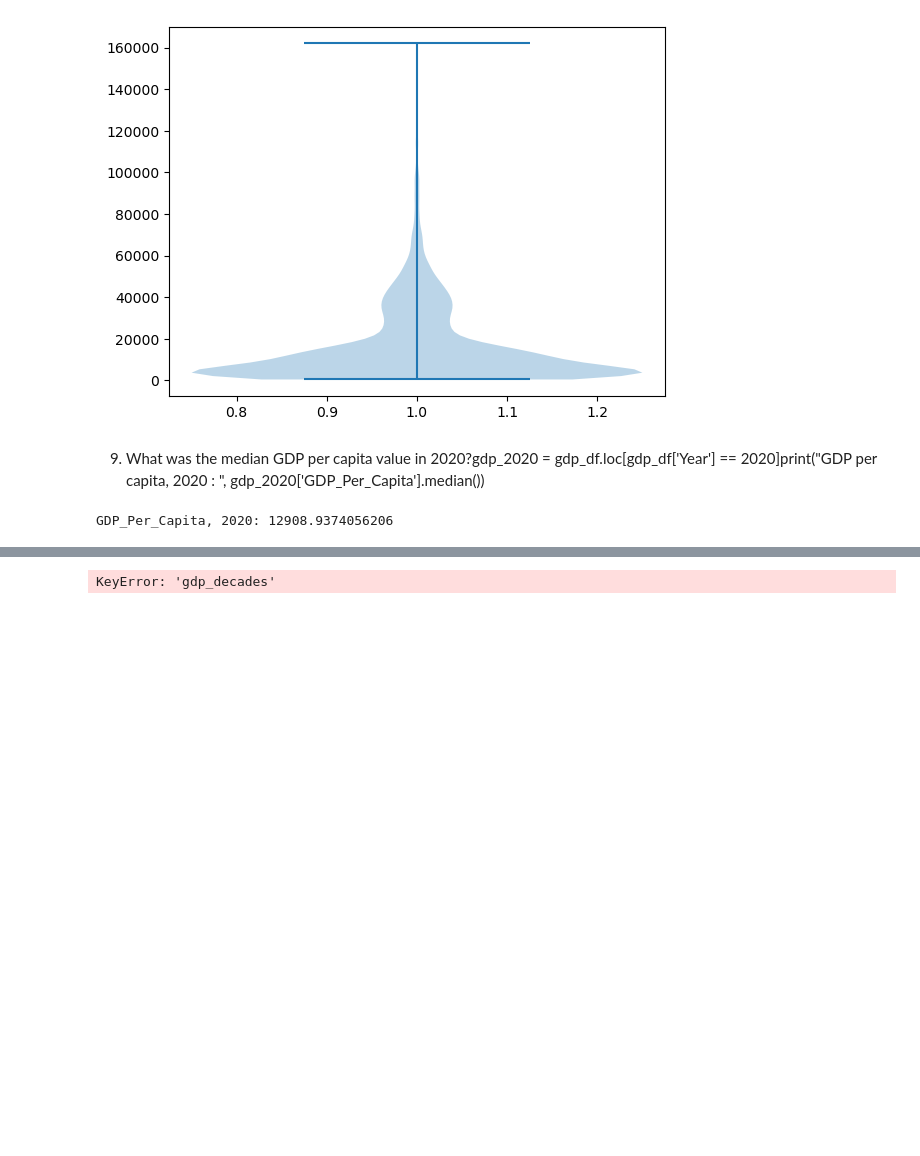
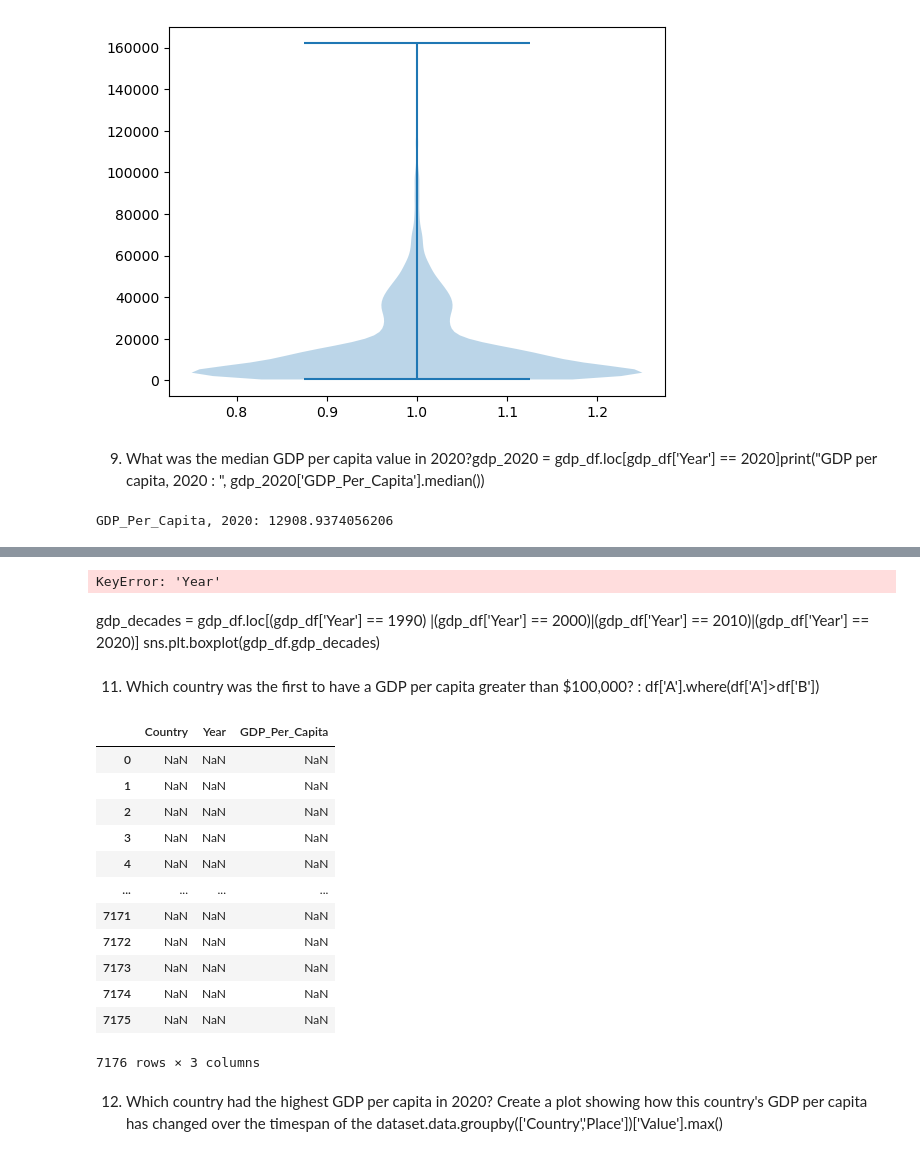
Before and after one commit to NSS-Data-Analytics-Cohort-8/gdp-and-internet-usage-bob10182, a Jupyter notebook: notebooks/un_project.ipynb, the cells around one changed output, grey strips where cells are left out. Saved outputs shown, nothing was run; the diff lists cells and outputs as text; code cells hidden in the pictures; blank space fills up the shorter version.

```diff
--- a/notebooks/un_project.ipynb
+++ b/notebooks/un_project.ipynb
@@ -163,4 +162,28 @@ gdp_decades=gdp_df.loc[(gdp_df['Year'] == 1990) |(gdp_df['Year'] == 2000)|(gdp_d
-# %%
-print(gdp_df['gdp_decades'])
-# %% [output]
-KeyError: 'gdp_decades'
+# %%
+gdp_decades=gdp_df.['Year'].isin([1990,2000,2010,2020])
+sns.boxplot(gdp_df.gdp_decades)
+# %% [output]
+KeyError: 'Year'
+# %% [markdown]
+gdp_decades = gdp_df.loc[(gdp_df['Year'] == 1990) |(gdp_df['Year'] == 2000)|(gdp_df['Year'] == 2010)|(gdp_df['Year'] == 2020)]
+sns.plt.boxplot(gdp_df.gdp_decades)
+# %% [markdown]
+11. Which country was the first to have a GDP per capita greater than $100,000? : df['A'].where(df['A']>df['B'])
+# %%
+gdp_df.where(gdp_df['GDP_Per_Capita']> 100000)
+# %% [output]
+|  | Country | Year | GDP_Per_Capita |
+| 0 | NaN | NaN | NaN |
+| 1 | NaN | NaN | NaN |
+| 2 | NaN | NaN | NaN |
+| 3 | NaN | NaN | NaN |
+| 4 | NaN | NaN | NaN |
+| ... | ... | ... | ... |
+| 7171 | NaN | NaN | NaN |
+| 7172 | NaN | NaN | NaN |
+| 7173 | NaN | NaN | NaN |
+| 7174 | NaN | NaN | NaN |
+| 7175 | NaN | NaN | NaN |
+7176 rows × 3 columns
+# %% [markdown]
+12. Which country had the highest GDP per capita in 2020? Create a plot showing how this country's GDP per capita has changed over the timespan of the dataset.data.groupby(['Country','Place'])['Value'].max()
```
Also changed, not shown: parts of 2 cells of this notebook.
